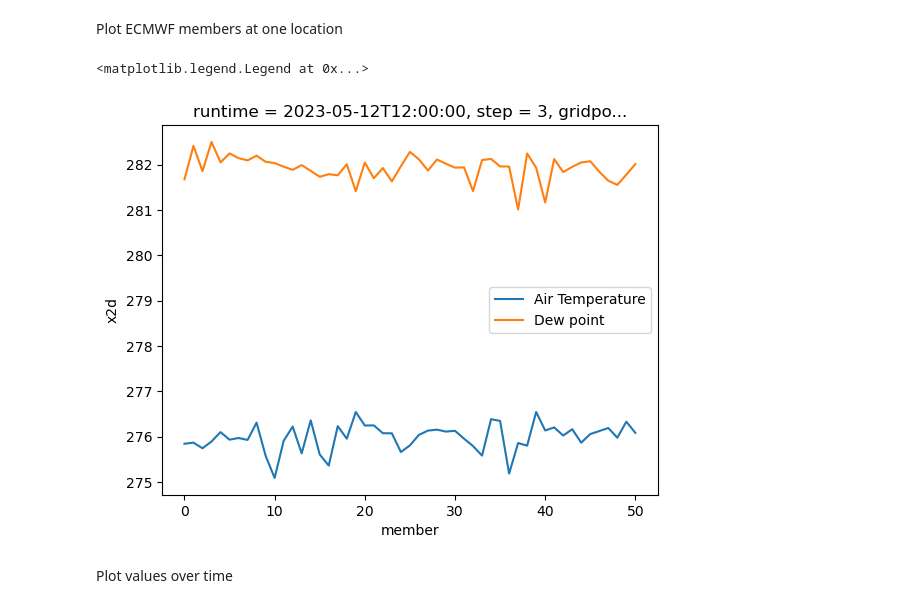
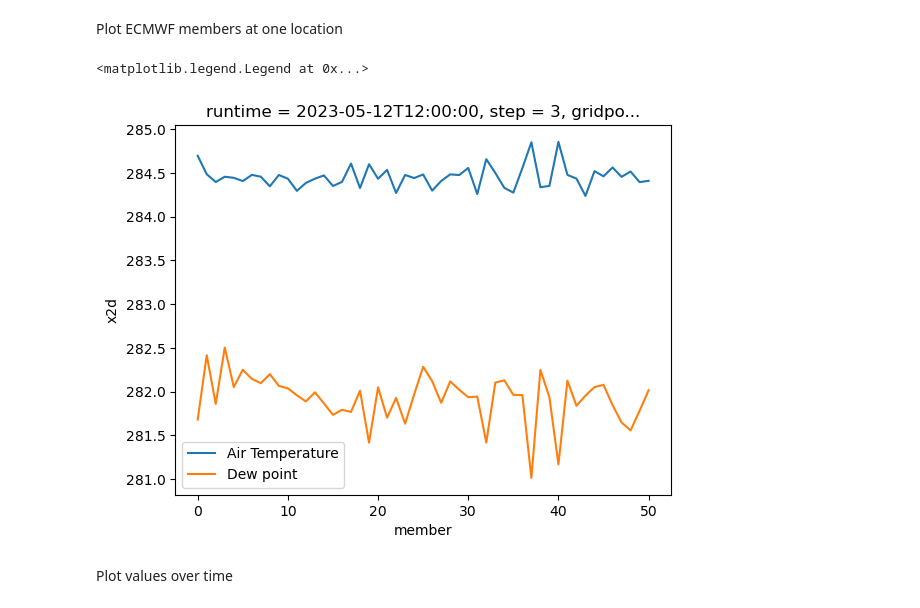
Before and after one commit to mgjfl/Weather-Model, a Jupyter notebook: Data/Real/ifs_data.ipynb, the cells around one changed output. Cells and saved outputs as stored; diff of their text form; code cells hidden in the pictures.

```diff
--- a/Data/Real/ifs_data.ipynb
+++ b/Data/Real/ifs_data.ipynb
@@ -31,12 +31,12 @@ ds_2d = load_dataset(DATA_DIR, "combined_raw_2d_2023.nc")
 # %% [markdown]
 Plot ECMWF members at one location
 # %%
-ds_2t.sel(step = 3, gridpoint = 605).isel(runtime = 0)["x2t"].plot(label = "Air Temperature")
-ds_2d.sel(step = 3, gridpoint = 605).isel(runtime = 0)["x2d"].plot(label = "Dew point")
+ds_2t.sel(step = 3, gridpoint = 605, runtime = "2023-05-12T12")["x2t"].plot(label = "Air Temperature")
+ds_2d.sel(step = 3, gridpoint = 605, runtime = "2023-05-12T12")["x2d"].plot(label = "Dew point")
 plt.gca().legend()
 # %% [output]
 <matplotlib.legend.Legend at 0x...>
-[figure, old version]
+[figure, new version]
 # %% [markdown]
 Plot values over time
 # %%
```
Also changed, not shown: parts of 1 cell of this notebook, 1 other file.
